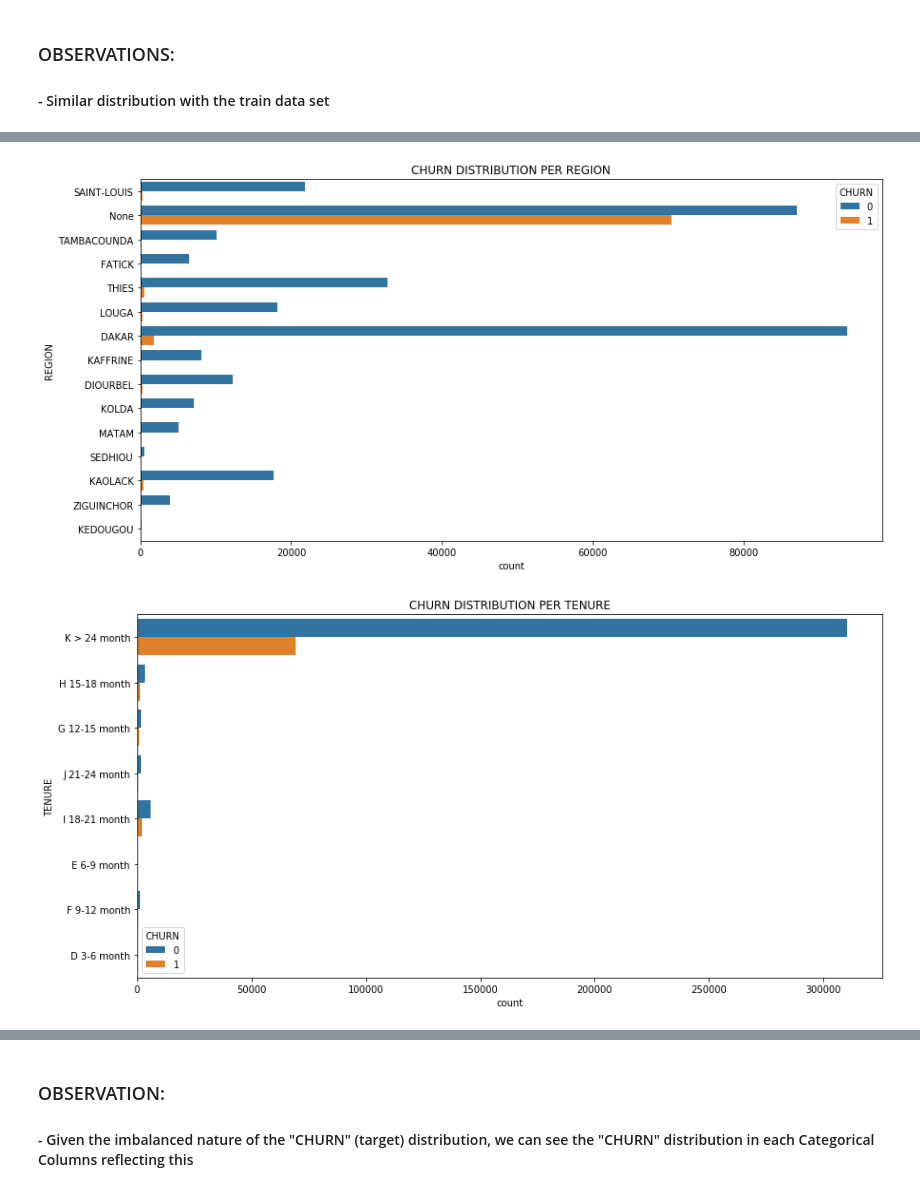
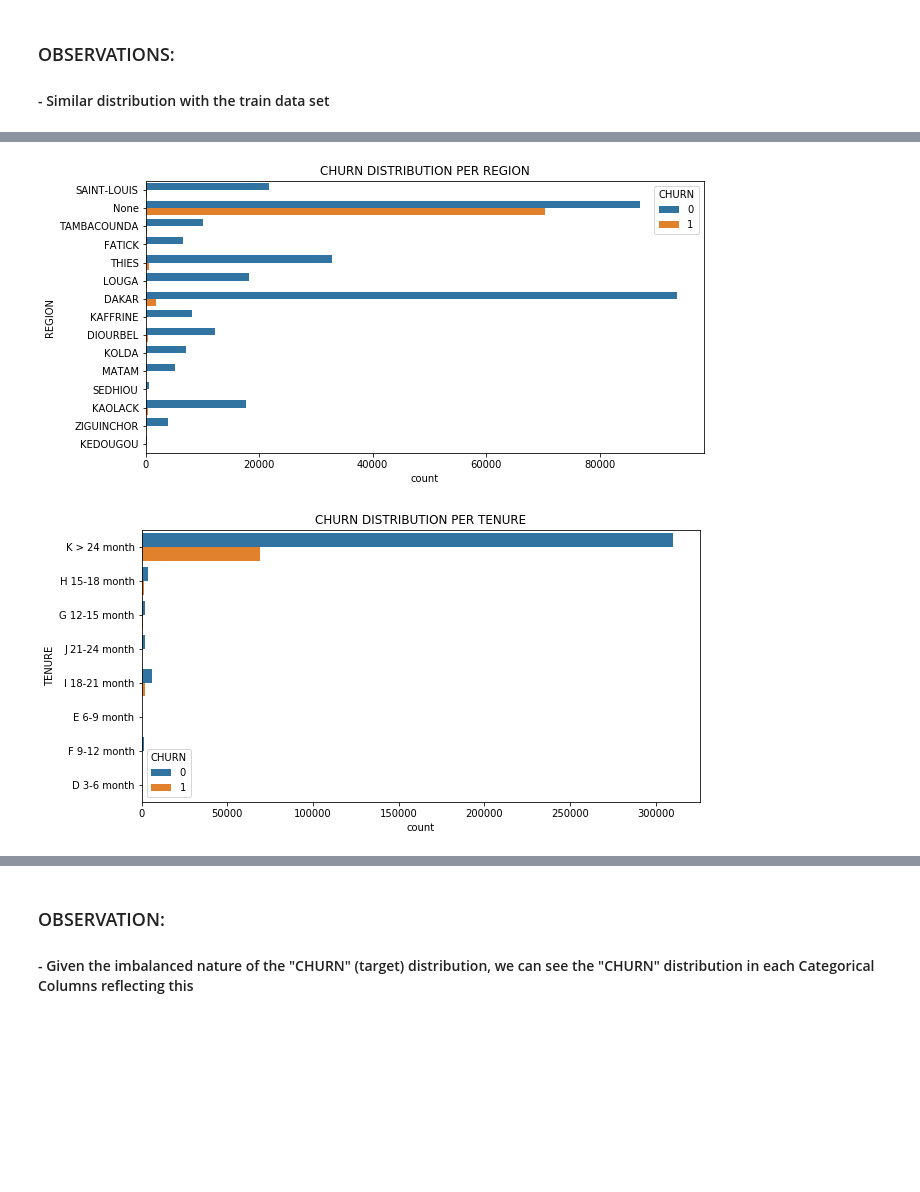
Before and after one commit to JUGG097/DSN-Expresso-Churn-Hackathon, a Jupyter notebook: Visualization.ipynb, the cells around one changed output, grey strips where cells are left out. Saved outputs shown, nothing was run; the diff lists cells and outputs as text; code cells hidden in the pictures; blank space fills up the shorter version.

```diff
--- a/Visualization.ipynb
+++ b/Visualization.ipynb
@@ -36,7 +36,8 @@ sns.countplot(x="CHURN", data=train)
 #### - This classification is "imbalanced"; meaning the class distribution of the target variable are not equal to each other
 #### - We can also see from this distribution that less people are Churning from Expresso and more are retaining their services(Good news)
 # %%
-f, ax = plt.subplots(figsize=(14, 7))
+# f, ax = plt.subplots(figsize=(14, 7))
+plt.figure(figsize=(10,5))
 plt.title("REGION DISTRIBUTION")
 sns.countplot(y="REGION", data=train)
 # %% [output]
@@ -45,6 +46,7 @@ sns.countplot(y="REGION", data=train)
 # %%
 for cat_col in ["REGION", "TENURE", "MRG"]:
-    f, ax = plt.subplots(figsize=(14, 7))
+#     f, ax = plt.subplots(figsize=(14, 7))
+    plt.figure(figsize=(10,5))
     plt.title(f"{cat_col} TRAIN DATA DISTRIBUTION")
     sns.countplot(y=cat_col, data=train)
 # %% [output]
@@ -59,7 +61,8 @@ for cat_col in ["REGION", "TENURE", "MRG"]:
 #### - The least popular regions are "SEDHIOU" and "KEDOUGOU"
 # %%
 for cat_col in ["REGION", "TENURE", "MRG"]:
-    f, ax = plt.subplots(figsize=(14, 7))
+#     f, ax = plt.subplots(figsize=(14, 7))
+    plt.figure(figsize=(10,5))
     plt.title(f"{cat_col} TEST DATA DISTRIBUTION")
     sns.countplot(y=cat_col, data=test)
 # %% [output]
@@ -74,7 +77,8 @@ for cat_col in ["REGION", "TENURE", "MRG"]:
 # sns.catplot(x="REGION", y="CHURN", kind="bar", data=train)
 # sns.barplot(x="REGION", hue="CHURN", data=train)
 # %%
-f, ax = plt.subplots(figsize=(14, 7))
+# f, ax = plt.subplots(figsize=(14, 7))
+plt.figure(figsize=(10,5))
 sns.countplot(y="REGION", hue = "CHURN", data=train)
 # %% [output]
 <matplotlib.axes._subplots.AxesSubplot at 0x...>
@@ -82,8 +86,9 @@ sns.countplot(y="REGION", hue = "CHURN", data=train)
 # %%
 for cat_col in ["REGION", "TENURE", "MRG"]:
-    f, ax = plt.subplots(figsize=(14, 7))
+#     f, ax = plt.subplots(figsize=(14, 7))
+    plt.figure(figsize=(10,5))
     plt.title(f"CHURN DISTRIBUTION PER {cat_col}")
     sns.countplot(y=cat_col, hue = "CHURN", data=train)
 # %% [output]
-[figure, old version]
+[figure, new version]
-[figure, old version]
+[figure, new version]
```
Also changed, not shown: parts of 7 cells of this notebook.
